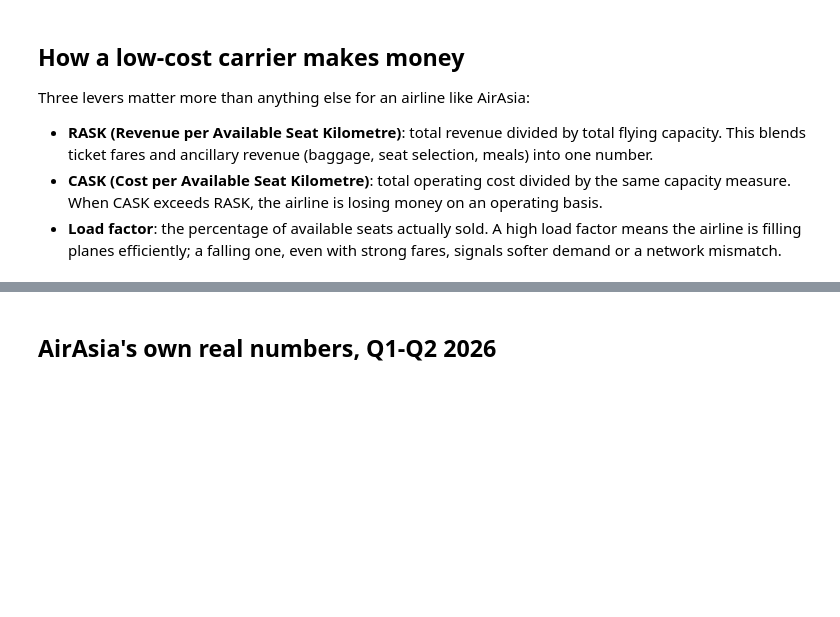
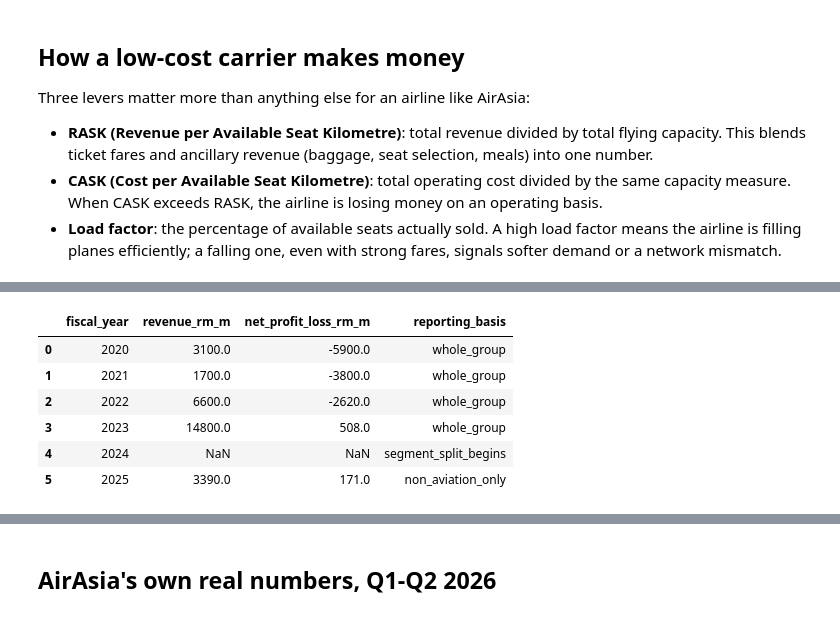
Before and after one commit to ooi-darren/airasia-capital-a, a Jupyter notebook: notebooks/02_business_model_and_unit_economics.ipynb, the cells around one changed output, grey strips where cells are left out. Drawn from its saved outputs; the diff is of its cells as text; code cells hidden in the pictures; blank space fills up the shorter version.

```diff
--- a/notebooks/02_business_model_and_unit_economics.ipynb
+++ b/notebooks/02_business_model_and_unit_economics.ipynb
@@ -12,0 +17,14 @@ Three levers matter more than anything else for an airline like AirAsia:
+# %%
+import pandas as pd
+from IPython.display import Image
+
+annual = pd.read_csv('../data/processed/annual_financials.csv')
+annual[['fiscal_year', 'revenue_rm_m', 'net_profit_loss_rm_m', 'reporting_basis']]
+# %% [output]
+|  | fiscal_year | revenue_rm_m | net_profit_loss_rm_m | reporting_basis |
+| 0 | 2020 | 3100.0 | -5900.0 | whole_group |
+| 1 | 2021 | 1700.0 | -3800.0 | whole_group |
+| 2 | 2022 | 6600.0 | -2620.0 | whole_group |
+| 3 | 2023 | 14800.0 | 508.0 | whole_group |
+| 4 | 2024 | NaN | NaN | segment_split_begins |
+| 5 | 2025 | 3390.0 | 171.0 | non_aviation_only |
```
Also changed, not shown: parts of 7 cells of this notebook, 5 other files.
